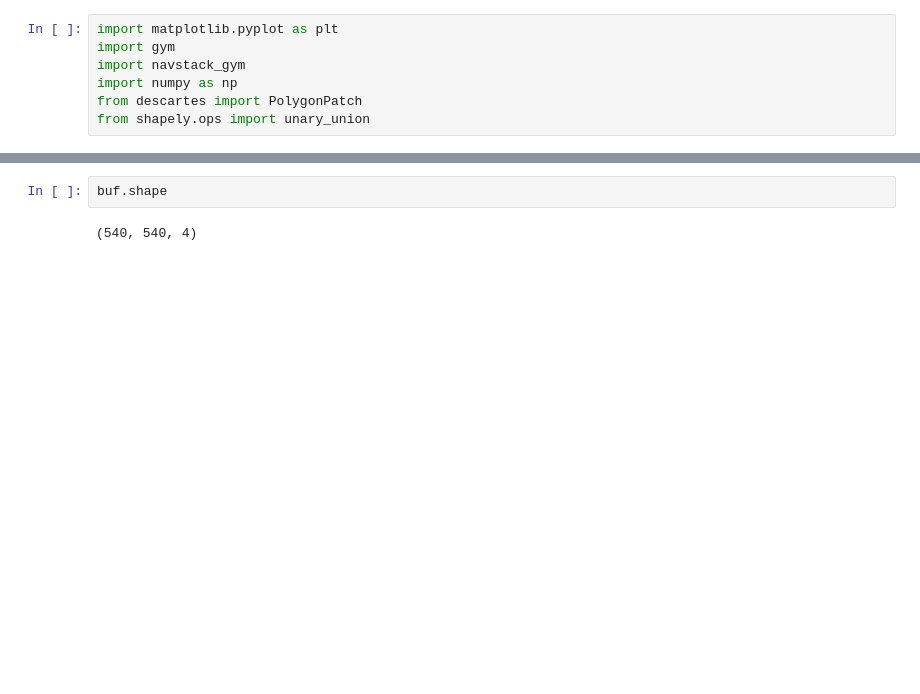
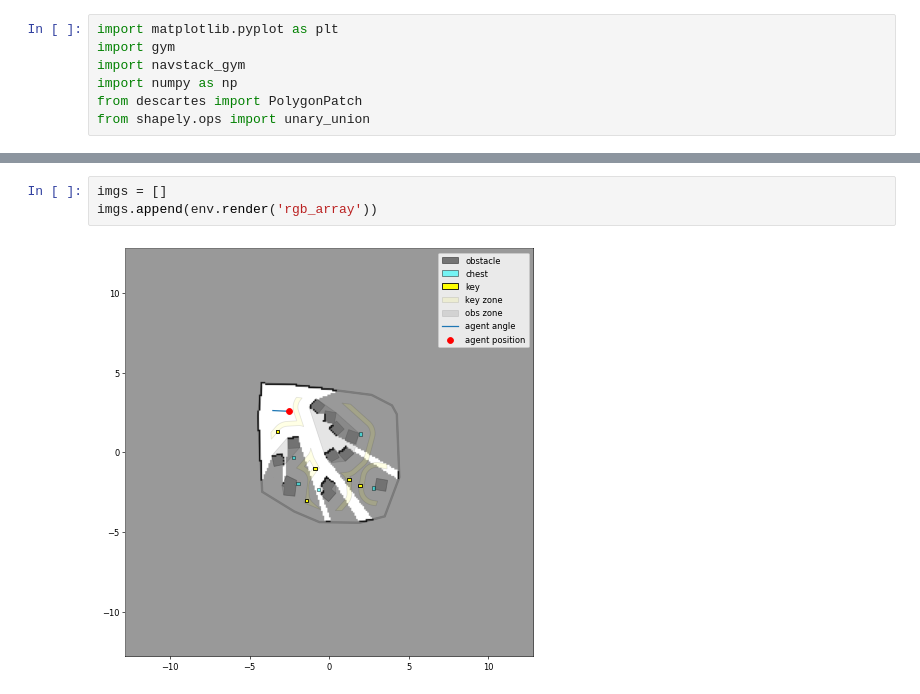
Before and after one commit to wwwshwww/navstack-gym, a Jupyter notebook: inspect/render.ipynb, the cells around one changed output, grey strips where cells are left out. Saved outputs shown, nothing was run; the diff lists cells and outputs as text; blank space fills up the shorter version.

```diff
--- a/inspect/render.ipynb
+++ b/inspect/render.ipynb
@@ -67,4 +12,5 @@ plt.imshow(buf)
-# %%
-buf.shape
-# %% [output]
-(540, 540, 4)
+# %%
+imgs = []
+imgs.append(env.render('rgb_array'))
+# %% [output]
+[figure, added]
```
Also changed, not shown: parts of 5 cells of this notebook, 4 other files.
